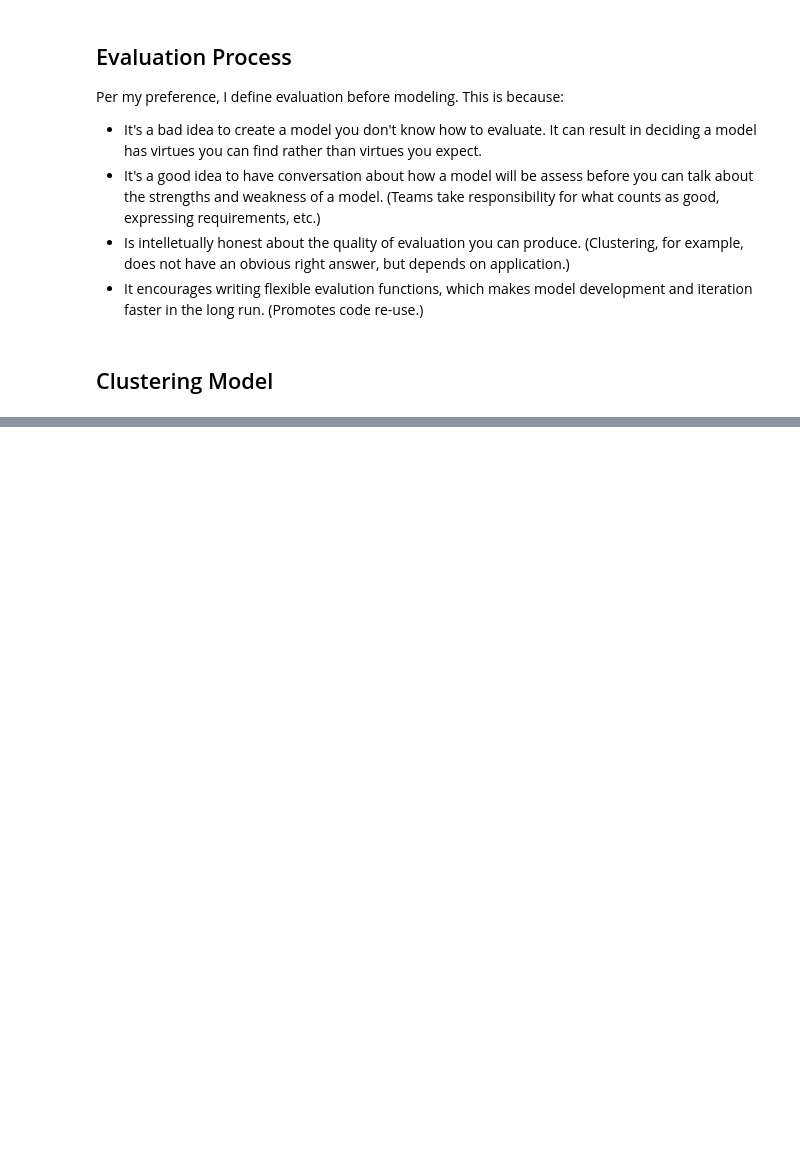
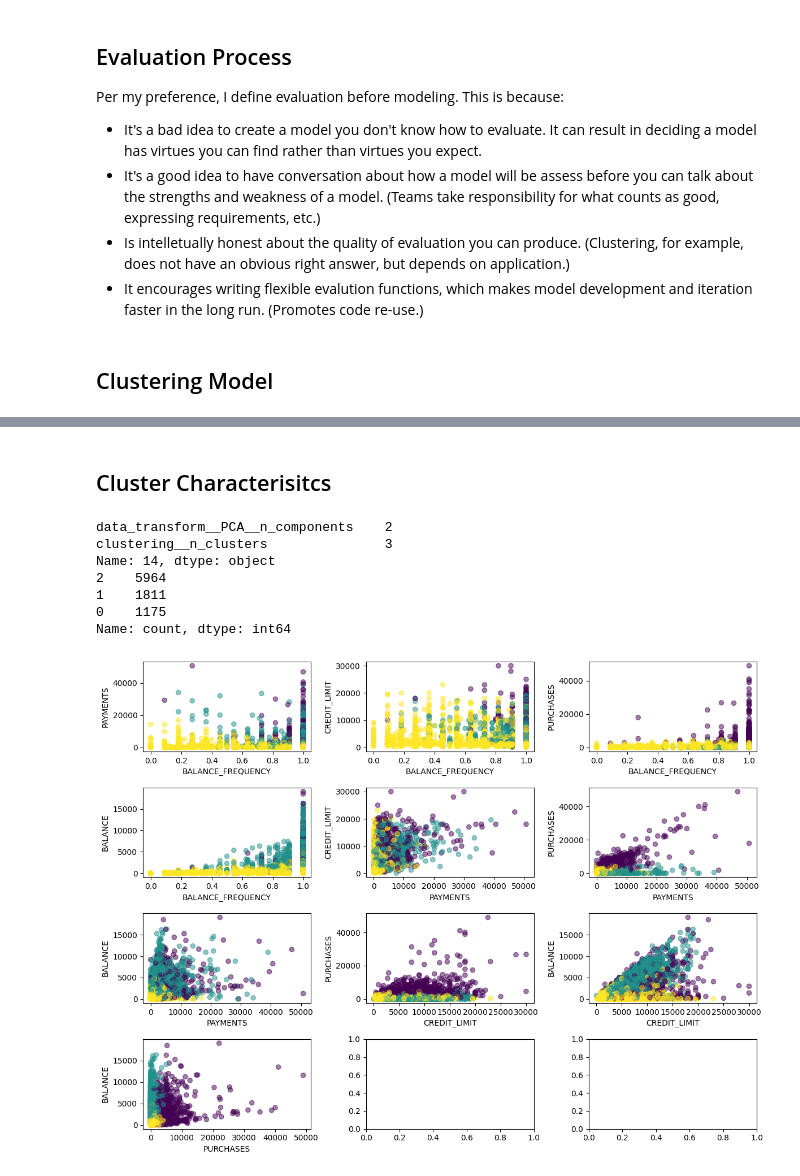
Before and after one commit to philosofool/philosofool, a Jupyter notebook: clustering.ipynb, the cells around one changed output, grey strips where cells are left out. Drawn from its saved outputs; the diff is of its cells as text; code cells hidden in the pictures; blank space fills up the shorter version.

```diff
--- a/clustering.ipynb
+++ b/clustering.ipynb
@@ -241,13 +273,17 @@ clustering_models: dict[str, Pipeline] = {
         ('data_transform', data_transform_umap),
         ('clustering', HDBSCAN(min_cluster_size=50))
     ]),
+    'db_model': Pipeline([
+        ('data_transform', data_transform_standard_pca),
+        ('clustering', DBSCAN())
+    ]),
 }
 # %%
 # Define Hyperparameters
 
 hdb_param_grid = {
-    'data_transform__PCA__n_components': [2, 3, 4, 5, .95],
-    'clustering__min_cluster_size': [5, 25, 40, 50, 60],
+    'data_transform__PCA__n_components': [2, 3, 4],
+    'clustering__min_cluster_size': [100, 500],
     'clustering__min_samples': [None, 3, 7, 20],
 }
 kmeans_param_grid = {
@@ -255,10 +291,16 @@ kmeans_param_grid = {
     'clustering__n_clusters': [2, 3, 4, 5]
 }
 umap_param_grid = {
-    'data_transform__UMAP__n_neighbors': [30],
-    'data_transform__UMAP__n_components': [2, 3],
-    'clustering__min_cluster_size': [5, 25, 40],
+    # 'data_transform__UMAP__n_neighbors': [3, 5, 10, 30],
+    'data_transform__UMAP__n_neighbors': [40, 50, 75],
+    'data_transform__UMAP__n_components': [2],
+    'clustering__min_cluster_size': [100, 500],
     'clustering__min_samples': [None, 3, 7, 20],
+}
+db_param_grid = {
+    'data_transform__PCA__n_components': [2, 3, 4],
+    'clustering__eps': [.3, .5, .75, 1.],
+    # 'clustering__min_samples': [None, 3, 7, 20],
 }
 
 clustering_models_params = {
@@ -266,7 +308,8 @@ clustering_models_params = {
     'normalize_kmeans': kmeans_param_grid,
     'hdb_model': hdb_param_grid,
     'robust_hdb_model': hdb_param_grid,
-    'umap_hdb_model': umap_param_grid
+    'umap_hdb_model': umap_param_grid,
+    'db_model': db_param_grid
 }
 # %%
 for model_name, pipeline in clustering_models.items():
@@ -377,2 +409,4 @@ Additionally, more careful consideration of hyperparameter effects is recommende
 These models fit to this data quickly and there is little concern that more exploration would be too computationally expensive.
 Along these lines, investigation of DBSCAN and other clustering models is also recommended.
+# %% [markdown]
+## Cluster Characterisitcs
@@ -378,0 +467,14 @@ Along these lines, investigation of DBSCAN and other clustering models is also r
+# %%
+model_14 = extract_model(scores, 14)
+model_14.fit(clean_data(df))
+print(pd.Series(model_14.named_steps['clustering'].labels_).value_counts())
+cluster_characteristics(model_14, df)
+# %% [output]
+data_transform__PCA__n_components    2
+clustering__n_clusters               3
+Name: 14, dtype: object
+2    5964
+1    1811
+0    1175
+Name: count, dtype: int64
+[figure, added]
```
Also changed, not shown: parts of 12 cells of this notebook, 2 other files.
